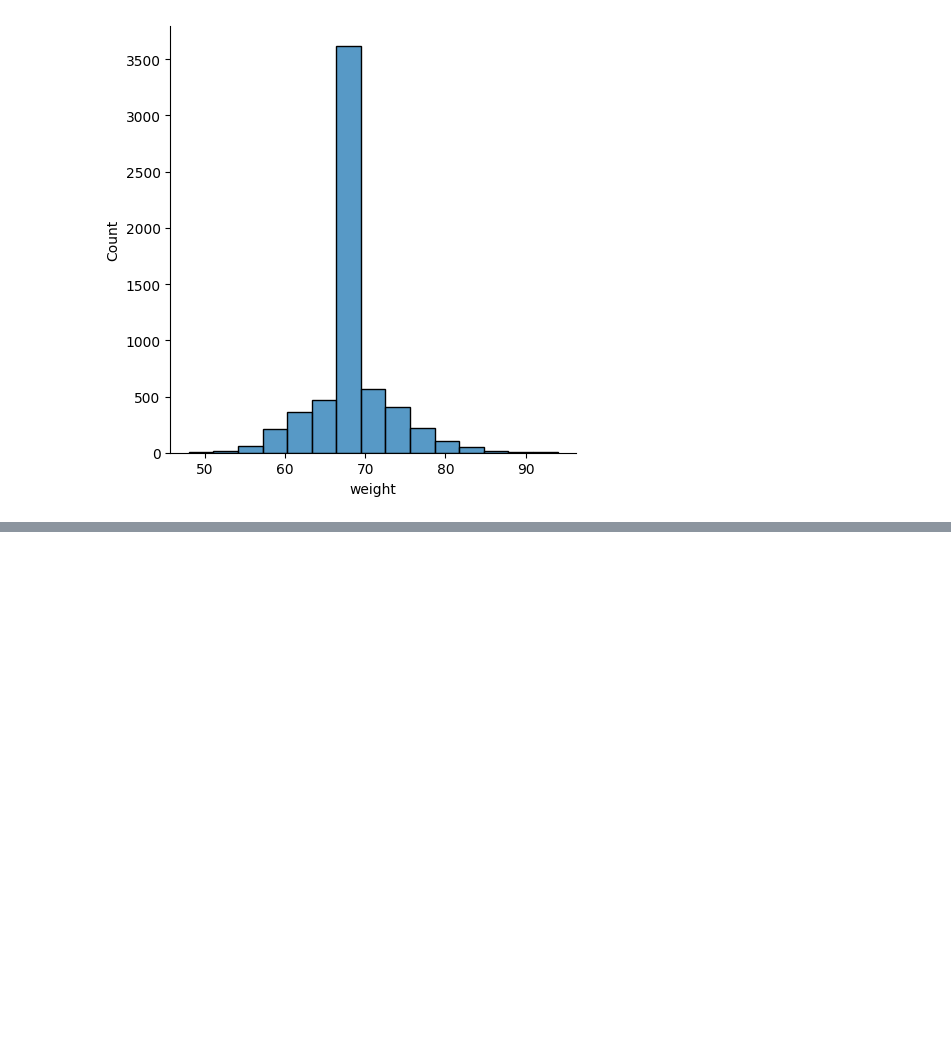
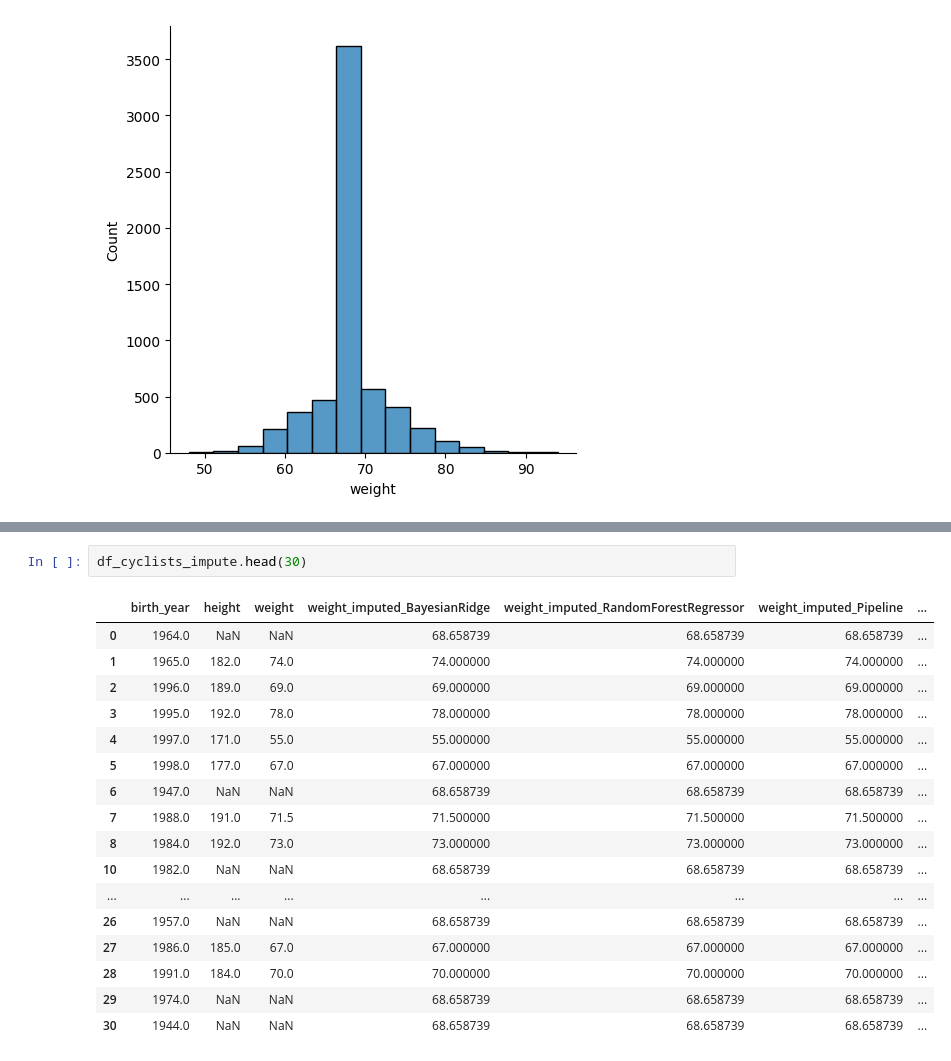
Before and after one commit to Dylan-Nico/Data-Mining-Cyclist-data, a Jupyter notebook: dylan.ipynb, the cells around one changed output, grey strips where cells are left out. Cells and saved outputs as stored; diff of their text form; blank space fills up the shorter version.

```diff
--- a/dylan.ipynb
+++ b/dylan.ipynb
@@ -441,0 +513,20 @@ In the statistics community, it is common practice to perform multiple imputatio
+# %%
+df_cyclists_impute.head(30)
+# %% [output]
+|  | birth_year | height | weight | weight_imputed_BayesianRidge | weight_imputed_RandomForestRegressor | weight_imputed_Pipeline | ... |
+| 0 | 1964.0 | NaN | NaN | 68.658739 | 68.658739 | 68.658739 | ... |
+| 1 | 1965.0 | 182.0 | 74.0 | 74.000000 | 74.000000 | 74.000000 | ... |
+| 2 | 1996.0 | 189.0 | 69.0 | 69.000000 | 69.000000 | 69.000000 | ... |
+| 3 | 1995.0 | 192.0 | 78.0 | 78.000000 | 78.000000 | 78.000000 | ... |
+| 4 | 1997.0 | 171.0 | 55.0 | 55.000000 | 55.000000 | 55.000000 | ... |
+| 5 | 1998.0 | 177.0 | 67.0 | 67.000000 | 67.000000 | 67.000000 | ... |
+| 6 | 1947.0 | NaN | NaN | 68.658739 | 68.658739 | 68.658739 | ... |
+| 7 | 1988.0 | 191.0 | 71.5 | 71.500000 | 71.500000 | 71.500000 | ... |
+| 8 | 1984.0 | 192.0 | 73.0 | 73.000000 | 73.000000 | 73.000000 | ... |
+| 10 | 1982.0 | NaN | NaN | 68.658739 | 68.658739 | 68.658739 | ... |
+| ... | ... | ... | ... | ... | ... | ... | ... |
+| 26 | 1957.0 | NaN | NaN | 68.658739 | 68.658739 | 68.658739 | ... |
+| 27 | 1986.0 | 185.0 | 67.0 | 67.000000 | 67.000000 | 67.000000 | ... |
+| 28 | 1991.0 | 184.0 | 70.0 | 70.000000 | 70.000000 | 70.000000 | ... |
+| 29 | 1974.0 | NaN | NaN | 68.658739 | 68.658739 | 68.658739 | ... |
+| 30 | 1944.0 | NaN | NaN | 68.658739 | 68.658739 | 68.658739 | ... |
```
Also changed, not shown: parts of 9 cells of this notebook.
